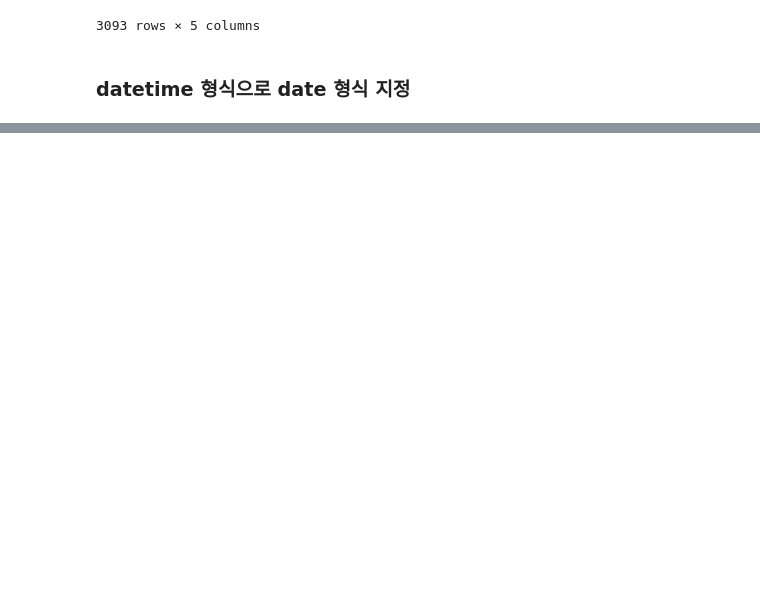
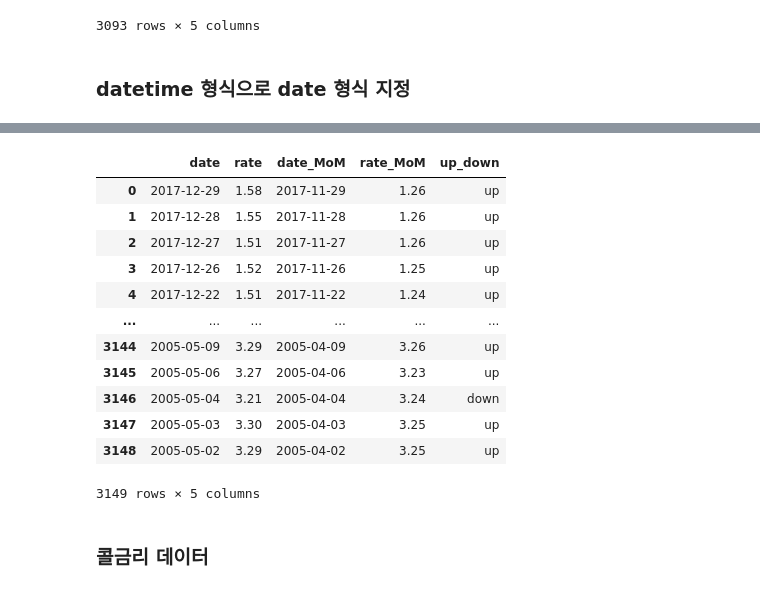
Before and after one commit to EUDA289/mulcam_b_4, a Jupyter notebook: making_token&ngram.ipynb, the cells around one changed output, grey strips where cells are left out. Saved outputs shown, nothing was run; the diff lists cells and outputs as text; code cells hidden in the pictures; blank space fills up the shorter version.

```diff
--- a/making_token&ngram.ipynb
+++ b/making_token&ngram.ipynb
@@ -125,0 +235,21 @@ df
+# %%
+call_rate_df = pd.read_csv("/content/drive/My Drive/BOK_project/final_call_rate.csv",
+                 lineterminator='\n')
+
+call_rate_df
+# %% [output]
+|  | date | rate | date_MoM | rate_MoM | up_down |
+| 0 | 2017-12-29 | 1.58 | 2017-11-29 | 1.26 | up |
+| 1 | 2017-12-28 | 1.55 | 2017-11-28 | 1.26 | up |
+| 2 | 2017-12-27 | 1.51 | 2017-11-27 | 1.26 | up |
+| 3 | 2017-12-26 | 1.52 | 2017-11-26 | 1.25 | up |
+| 4 | 2017-12-22 | 1.51 | 2017-11-22 | 1.24 | up |
+| ... | ... | ... | ... | ... | ... |
+| 3144 | 2005-05-09 | 3.29 | 2005-04-09 | 3.26 | up |
+| 3145 | 2005-05-06 | 3.27 | 2005-04-06 | 3.23 | up |
+| 3146 | 2005-05-04 | 3.21 | 2005-04-04 | 3.24 | down |
+| 3147 | 2005-05-03 | 3.30 | 2005-04-03 | 3.25 | up |
+| 3148 | 2005-05-02 | 3.29 | 2005-04-02 | 3.25 | up |
+3149 rows × 5 columns
+# %% [markdown]
+### 콜금리 데이터
```
Also changed, not shown: parts of 21 cells of this notebook.
